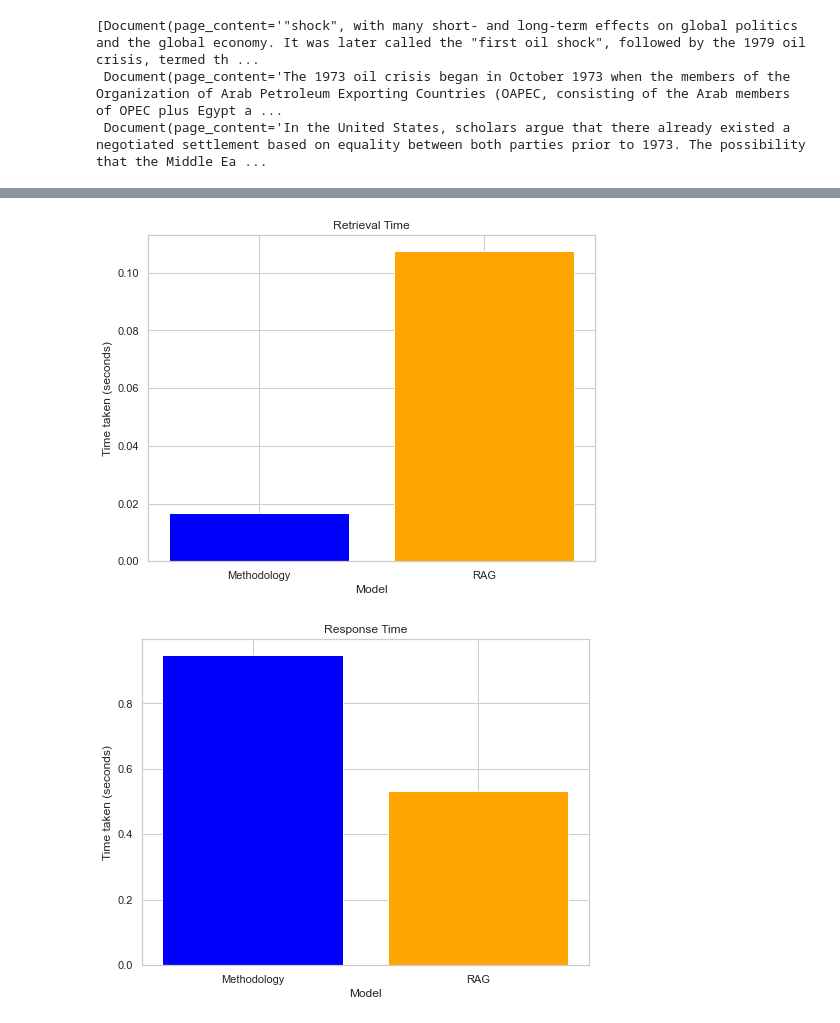
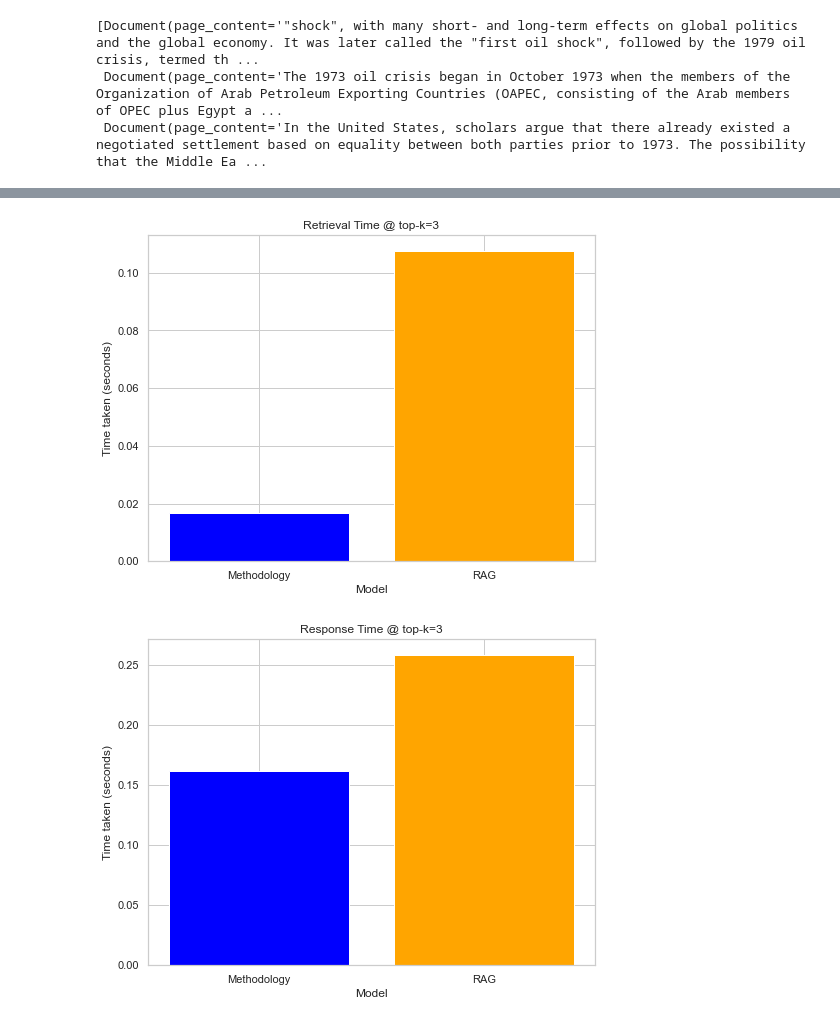
Before and after one commit to bivas16/RAG, a Jupyter notebook: RAG_Squad.ipynb, the cells around one changed output, grey strips where cells are left out. Drawn from its saved outputs; the diff is of its cells as text; code cells hidden in the pictures.

Commit message:
standard RAG Squad added

```diff
--- a/RAG_Squad.ipynb
+++ b/RAG_Squad.ipynb
@@ -843,27 +993,27 @@ plt.figure(figsize=(8, 6))
 plt.bar(ret_time.keys(), ret_time.values(), color=['blue', 'orange'])
 plt.xlabel('Model')
 plt.ylabel('Time taken (seconds)')
-plt.title('Retrieval Time')
-plt.savefig("Final_retrieval_time.png")
+plt.title('Retrieval Time @ top-k=3')
+plt.savefig("Squad_Final_retrieval_time_at_top_3.png")
 plt.show()
 # %% [output]
-[figure, old version]
+[figure, new version]
 # %%
 import matplotlib.pyplot as plt
 
 # Times for both models
 res_times = {
-    'Methodology': 0.9493179321289062,
-    'RAG': 0.5327973365783691
+    'Methodology': 0.16143488883972168,
+    'RAG': 0.25869011878967285
 }
 
 # Plotting
 plt.figure(figsize=(8, 6))
 plt.bar(res_times.keys(), res_times.values(), color=['blue', 'orange'])
 plt.xlabel('Model')
 plt.ylabel('Time taken (seconds)')
-plt.title('Response Time')
-plt.savefig("final_response_time.png")
+plt.title('Response Time @ top-k=3')
+plt.savefig("Squad_final_response_time_at_top_3.png")
 plt.show()
 # %% [output]
-[figure, old version]
+[figure, new version]
```
Also changed, not shown: parts of 49 cells of this notebook.
